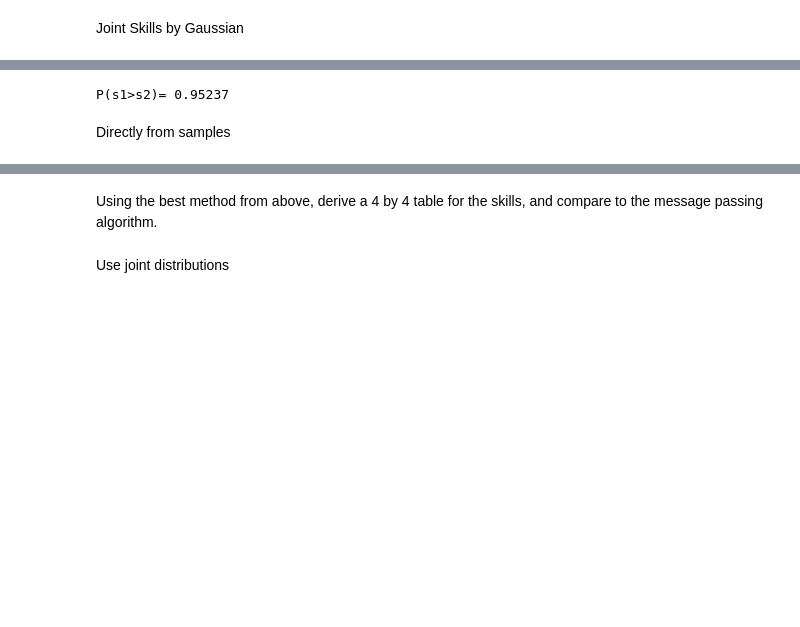
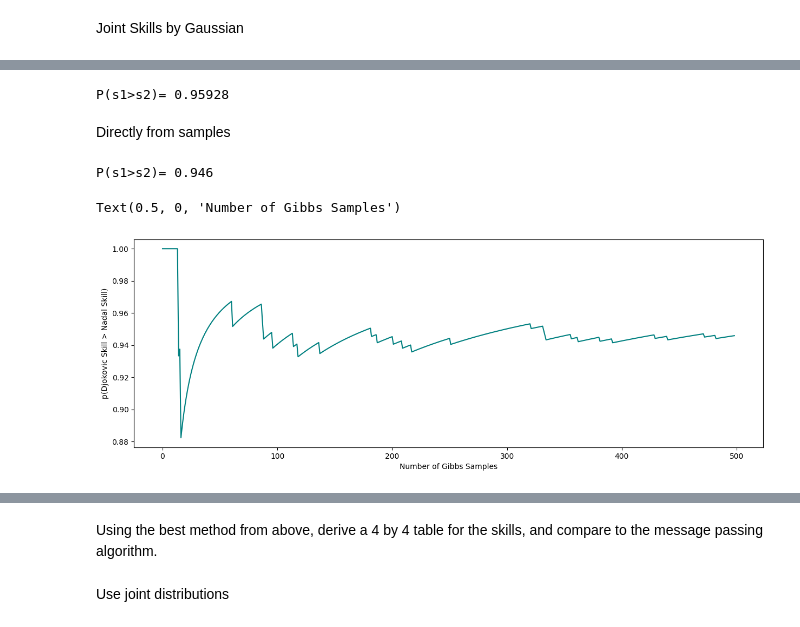
Before and after one commit to JeevanBhoot/probabilistic-ml, a Jupyter notebook: 2/coursework2.ipynb, the cells around one changed output, grey strips where cells are left out. Saved outputs shown, nothing was run; the diff lists cells and outputs as text; code cells hidden in the pictures; blank space fills up the shorter version.

```diff
--- a/2/coursework2.ipynb
+++ b/2/coursework2.ipynb
@@ -427,5 +444,5 @@ Text(0, 0.5, 'Nadal Skill')
 # %%
-it= 100000
+it = 50000
 count=0
 for _ in range(it):
     sample = rv.rvs()
@@ -434,6 +451,6 @@ for _ in range(it):
 prob = count/it
 print('P(s1>s2)=', prob)
 # %% [output]
-P(s1>s2)= 0.95237
+P(s1>s2)= 0.95928
 # %% [markdown]
 Directly from samples
@@ -440,3 +462,43 @@ Directly from samples
+# %%
+idxs2 = range(burn_in, num_iters2, thinning)
+thinned_samples2 = skill_samples2[:, idxs2]
+# %%
+means2 = np.zeros(2)
+stds2 = np.zeros(2)
+data2 = []
+
+for i in range(2):
+    data2.append(thinned_samples2[top_four[i]])
+    means2[i]=np.mean(thinned_samples2[top_four[i]])
+    stds2[i]=np.std(thinned_samples2[top_four[i]])
+
+data2 = np.array(data2)
+# %%
+count = 0
+for i in range(len(data2[0])):
+    if data2[0][i] > data2[1][i]:
+        count += 1
+prob = count/len(data2[0])
+print('P(s1>s2)=', prob)
+# %% [output]
+P(s1>s2)= 0.946
+# %%
+probabilities = []
+for i in range(1, len(data2[0])):
+    count = 0
+    for j in range(len(data2[0][:i])):
+        if data2[0][j] > data2[1][j]:
+            count += 1
+    probabilities.append(count/len(data2[0][:i]))
+probabilities = np.array(probabilities)
+# %%
+plt.figure(figsize=(15,5))
+plt.plot(probabilities, color=colours[1])
+plt.ylabel('p(Djokovic Skill > Nadal Skill)')
+plt.xlabel('Number of Gibbs Samples')
+# %% [output]
+Text(0.5, 0, 'Number of Gibbs Samples')
+[figure, added]
 # %%
 count = 0
 for i in range(len(data[0])):
```
Also changed, not shown: parts of 14 cells of this notebook, 3 other files.
